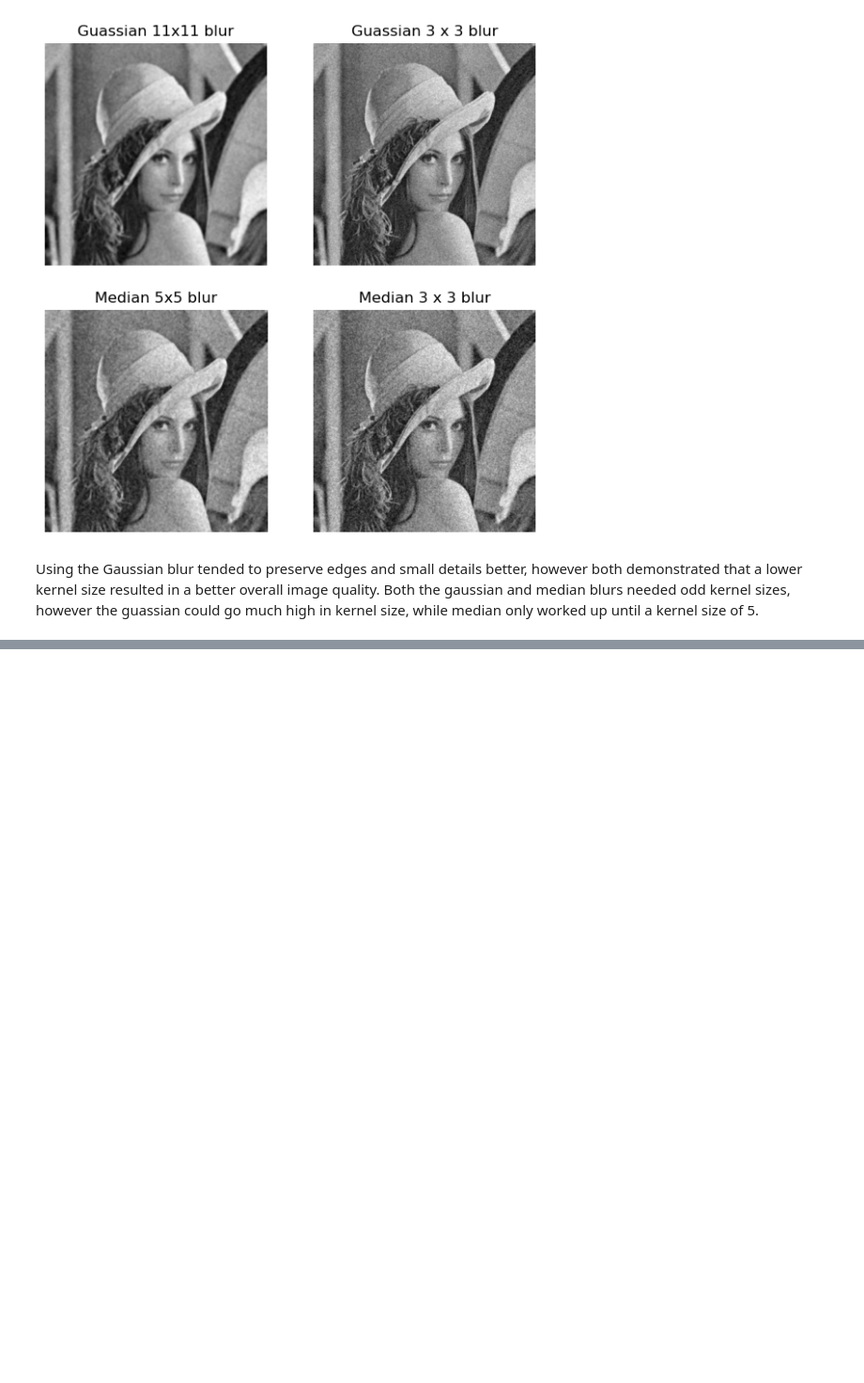
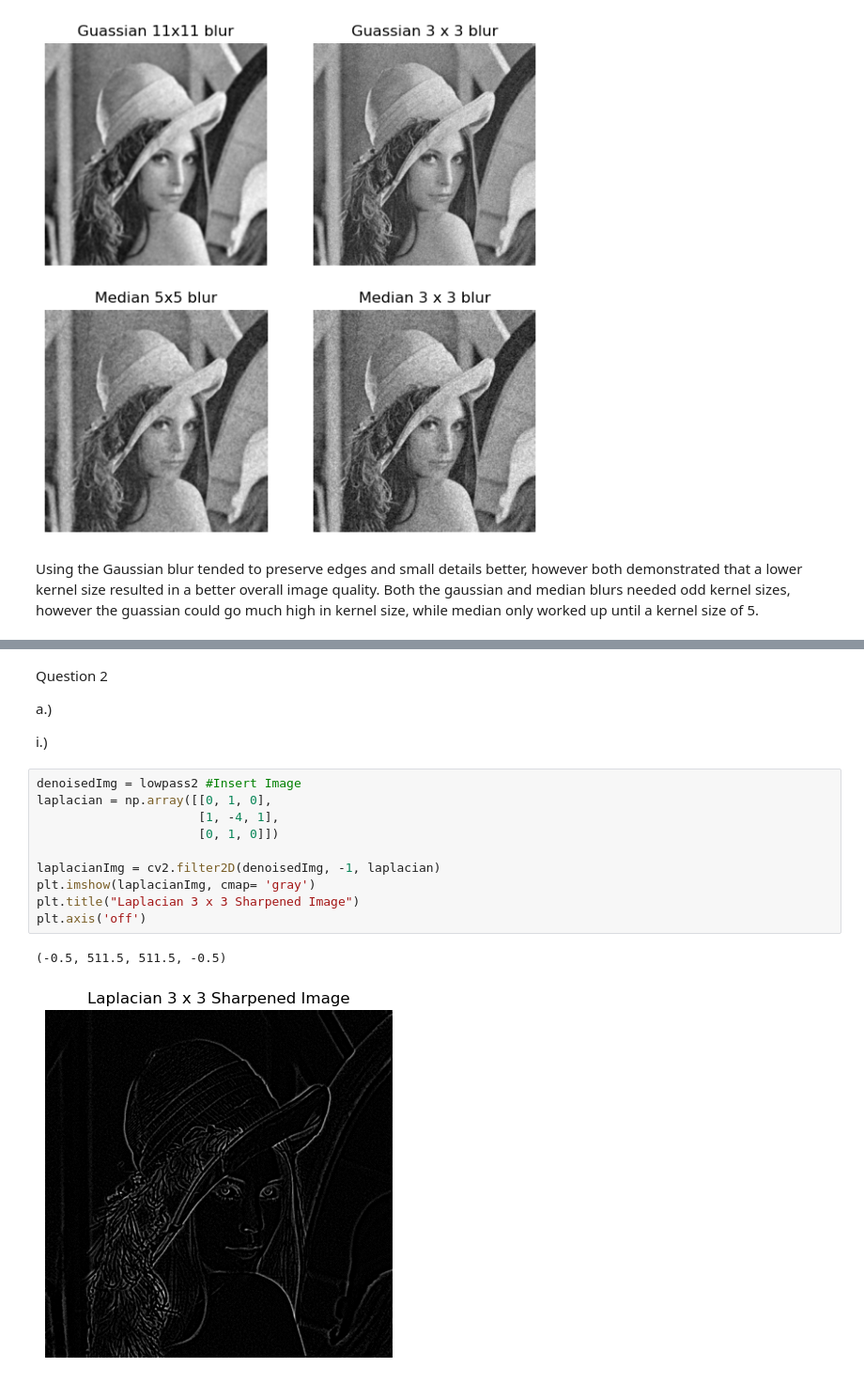
Before and after one commit to DamodarE/Fall-2023-Internship-Work, a Jupyter notebook: Image_Manipulation.ipynb, the cells around one changed output, grey strips where cells are left out. Shown at 94% size. Drawn from its saved outputs; the diff is of its cells as text; blank space fills up the shorter version.

```diff
--- a/Image_Manipulation.ipynb
+++ b/Image_Manipulation.ipynb
@@ -98,0 +141,19 @@ Using the Gaussian blur tended to preserve edges and small details better, howev
+# %% [markdown]
+Question 2
+
+a.)
+
+i.)
+# %%
+denoisedImg = lowpass2 #Insert Image
+laplacian = np.array([[0, 1, 0],
+                      [1, -4, 1],
+                      [0, 1, 0]])
+
+laplacianImg = cv2.filter2D(denoisedImg, -1, laplacian)
+plt.imshow(laplacianImg, cmap= 'gray')
+plt.title("Laplacian 3 x 3 Sharpened Image")
+plt.axis('off')
+# %% [output]
+(-0.5, 511.5, 511.5, -0.5)
+[figure, added]
```
Also changed, not shown: parts of 5 cells of this notebook.
